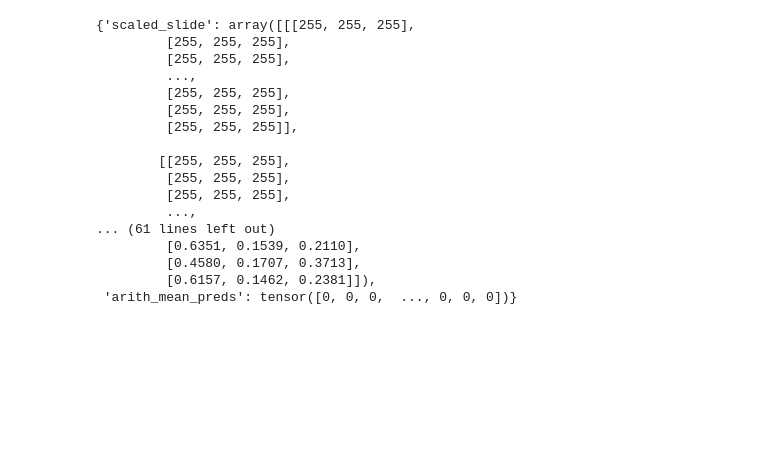
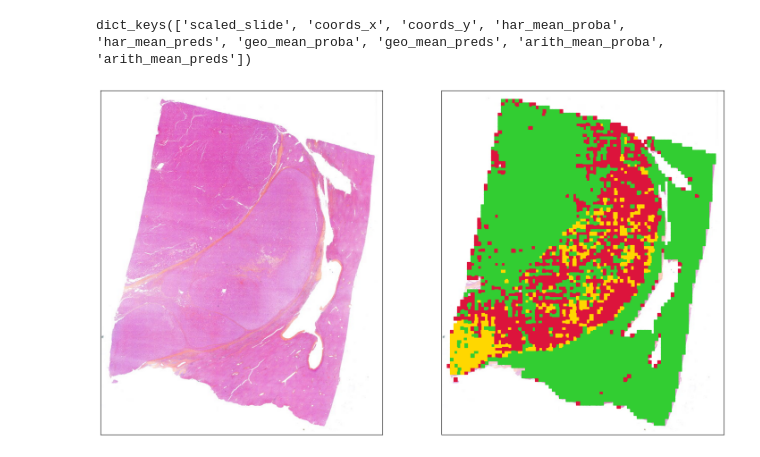
Before and after one commit to aymenSadraoui/ML-Model-Integrating-Computational-Pathology-to-Predict-Early-Recurrence-of-HCC, a Jupyter notebook: notebooks/STEP5_gen_tumor_features.ipynb, the cells around one changed output. Cells and saved outputs as stored; diff of their text form; code cells hidden in the pictures; blank space fills up the shorter version.

```diff
--- a/notebooks/STEP5_gen_tumor_features.ipynb
+++ b/notebooks/STEP5_gen_tumor_features.ipynb
@@ -71,28 +52,36 @@ patches_dir = "../" + config["paths"]["pth_to_patches"]
 coords_checkpoints = "../" + config["paths"]["pth_to_coords"]
 preds_wsis_results = "../" + config["paths"]["pth_to_preds_wsis"]
 # %%
-slide_name = "222A"
-with open(
-    f"{tumor_checkpoints}/{slide_name}_preds_probas_checkpoint.pickle", "rb"
-) as handle:
-    coords = pickle.load(handle)
+slide_name = "222C"
+chkpt_coords = torch.load(f"{coords_checkpoints}/{slide_name}_coords_checkpoint.pt")
+chkpt_tumor = torch.load(f"{tumor_checkpoints}/{slide_name}_preds_probas_checkpoint.pt")
+# %%
+chkpt_tumor.keys()
+# %% [output]
+dict_keys(['scaled_slide', 'coords_x', 'coords_y', 'har_mean_proba', 'har_mean_preds', 'geo_mean_proba', 'geo_mean_preds', 'arith_mean_proba', 'arith_mean_preds'])
 # %%
-coords
+coords_x = chkpt_tumor["coords_x"]
+coords_y = chkpt_tumor["coords_y"]
+
+[x_start, y_start, x_end, y_end] = chkpt_coords["xy_start_end"]
+[real_x, real_y, real_w, real_h] = chkpt_coords["xywh_real"]
+width, height = int(real_w * vis_scale), int(real_h * vis_scale)
+# coords_x = np.array(coords_x) * vis_scale - x_start
+# coords_y = np.array(coords_y) * vis_scale - y_start
+y_har = chkpt_tumor["har_mean_preds"]
+y_NT_NP_P = [np.array(colors[p.item()]) / 255 for p in y_har]
-# %% [output]
-{'scaled_slide': array([[[255, 255, 255],
-         [255, 255, 255],
-         [255, 255, 255],
-         ...,
-         [255, 255, 255],
-         [255, 255, 255],
-         [255, 255, 255]],
-
-        [[255, 255, 255],
-         [255, 255, 255],
-         [255, 255, 255],
-         ...,
-... (61 lines left out)
-         [0.6351, 0.1539, 0.2110],
-         [0.4580, 0.1707, 0.3713],
-         [0.6157, 0.1462, 0.2381]]),
- 'arith_mean_preds': tensor([0, 0, 0,  ..., 0, 0, 0])}
+# %%
+plt.figure(figsize=(16, 8))
+plt.subplot(121)
+plt.imshow(chkpt_tumor["scaled_slide"].astype(np.uint8))
+plt.xticks([])
+plt.yticks([])
+plt.subplot(122)
+plt.imshow(chkpt_tumor["scaled_slide"].astype(np.uint8))
+plt.scatter(coords_x, coords_y, c=y_NT_NP_P, marker="s")
+plt.xticks([])
+plt.yticks([])
+plt.tight_layout()
+plt.show()
+# %% [output]
+[figure, added]
```
Also changed, not shown: parts of 3 cells of this notebook.
